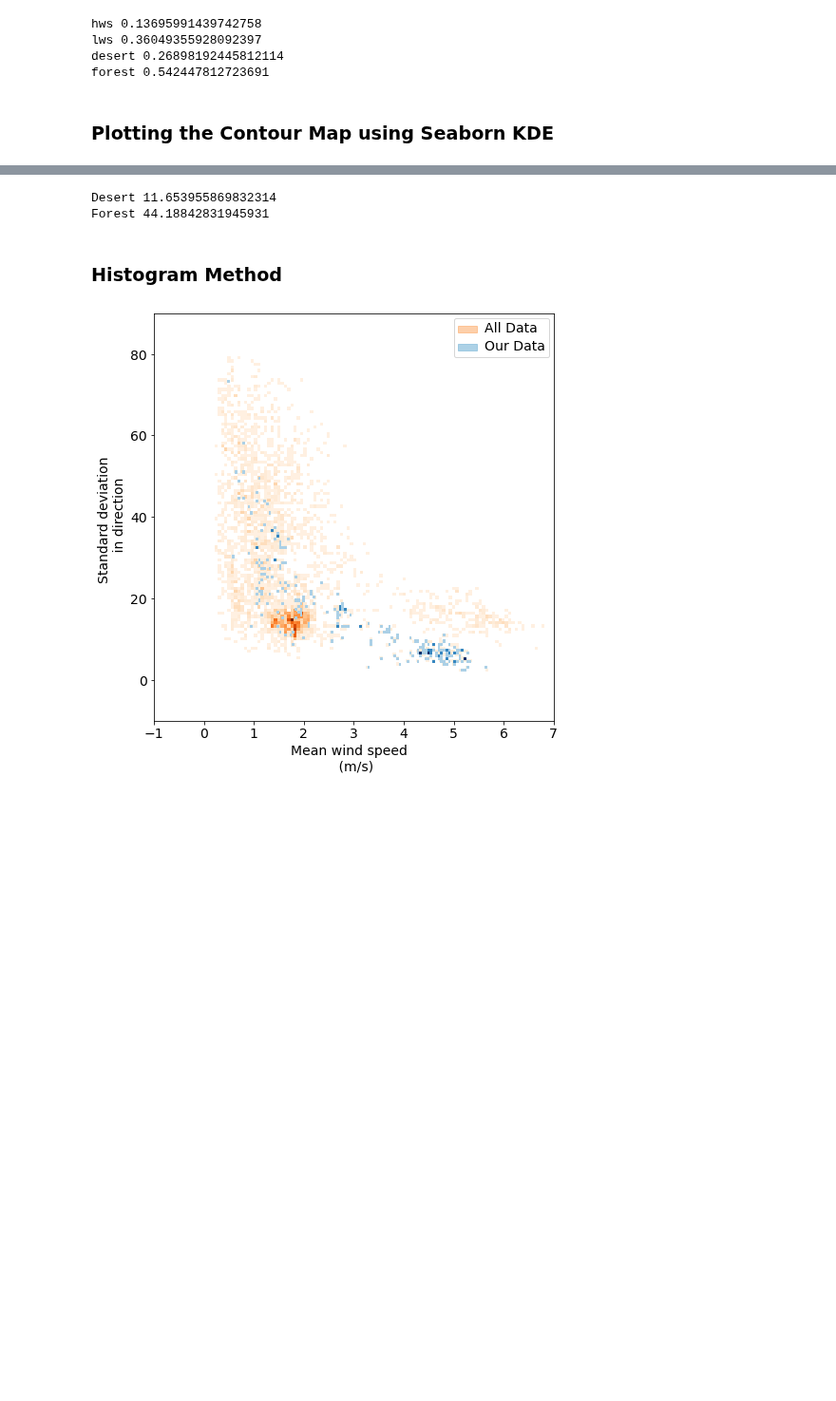
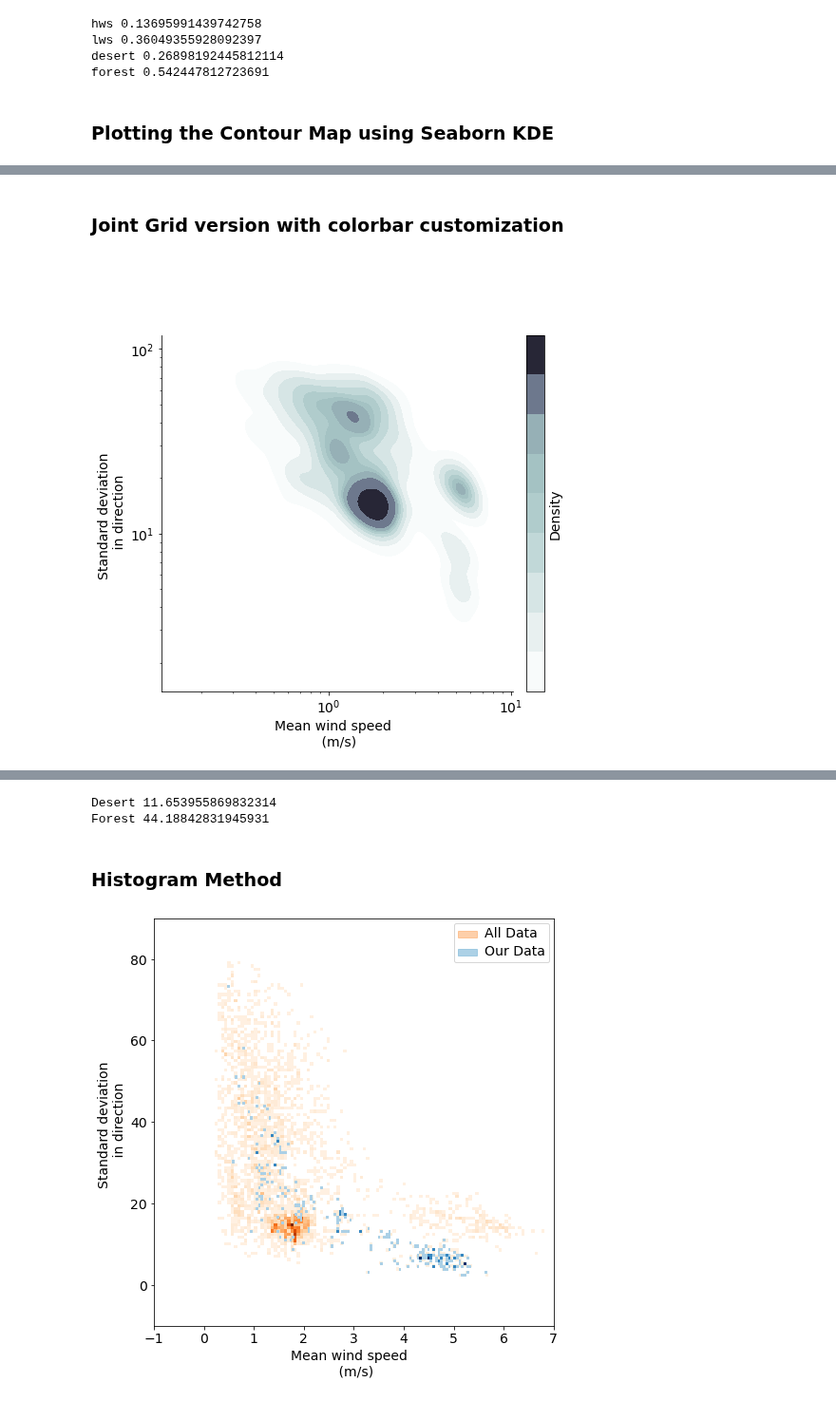
Before and after one commit to arunavanag591/odor_analysis, a Jupyter notebook: data_exploration/dataWindLagAnaylsis.ipynb, the cells around one changed output, grey strips where cells are left out. Shown at 95% size. Saved outputs shown, nothing was run; the diff lists cells and outputs as text; code cells hidden in the pictures; blank space fills up the shorter version.

```diff
--- a/data_exploration/dataWindLagAnaylsis.ipynb
+++ b/data_exploration/dataWindLagAnaylsis.ipynb
@@ -268,0 +261,63 @@ mpl_functions.set_fontsize(f, 14)
+# %% [markdown]
+### Joint Grid version with colorbar customization
+# %%
+g = sns.JointGrid(data=alltempconcat, x='speed_avg', y='direction_std', space=0, height=7, ratio=5)
+
+# Plot the main KDE on the JointGrid
+# density = sns.kdeplot(x=np.log(alltempconcat.speed_avg), y=np.log(alltempconcat.direction_std), cmap='bone_r', ax=g.ax_joint, cbar=True,
+#             cbar_kws={'ticks':[0.0008,0.03]},
+#             shade=True, label='All Data',)
+
+density = sns.kdeplot(x=alltempconcat.speed_avg, y=alltempconcat.direction_std, cmap='bone_r', ax=g.ax_joint, cbar=True,
+            cbar_kws={'ticks':[0.0008,0.03]},
+            shade=True, label='All Data',log_scale=True)
+# sns.kdeplot(data=alltempconcat, x='speed_avg', y='direction_std', cmap='gray', alpha=0.5, levels=[0.04], shade=False, ax=g.ax_joint)
+
+# g.ax_joint.scatter(np.log(t1_1.speed_avg), np.log(t1_1.direction_std), cmap='Blues', s=5, label='HWS')
+# g.ax_joint.scatter(np.log(t1_2.speed_avg), np.log(t1_2.direction_std), cmap='Oranges', s=5, label='LWS')
+# g.ax_joint.scatter(np.log(t_f.speed_avg), np.log(t_f.direction_std), cmap='g', s=5, label='Forest')
+
+pos_joint_ax = g.ax_joint.get_position()
+pos_marg_x_ax = g.ax_marg_x.get_position()
+g.ax_joint.set_position([pos_joint_ax.x0, pos_joint_ax.y0, pos_marg_x_ax.width, pos_joint_ax.height])
+g.fig.axes[-1].set_position([.86, pos_joint_ax.y0, .07, pos_joint_ax.height])
+
+# g.ax_joint.set_xscale('log')
+# g.ax_joint.set_yscale('log')
+
+
+g.ax_marg_x.axis('off')
+g.ax_marg_y.axis('off')
+
+# Adjustments
+# g.ax_joint.set_xlim(-1,7)
+# g.ax_joint.set_ylim(-10,90)
+g.ax_joint.set_xlabel('Mean wind speed  \n (m/s)')
+g.ax_joint.set_ylabel('Standard deviation \n in direction')
+
+
+cbar = g.fig.axes[-1]
+cbar.set_ylabel('Density',rotation=90)
+cbar_ticks = cbar.get_yticks()
+_, cbar_max = cbar.get_ylim()
+cbar.set_yticklabels([f'{t / cbar_max * 100:.1f} %' for t in cbar_ticks])
+
+
+# mpl_functions.adjust_spines(g.ax_joint, ['left', 'bottom'],
+#                             spine_locations={'left': 1, 'bottom': 1},
+#                             smart_bounds=True,
+#                             xticks=[-1,3,7],
+#                             yticks=[0,40,80],
+#                             linewidth=0.5)
+
+# Custom legend patches
+all_patch = mpatches.Patch(color=sns.color_palette("bone_r")[2], label='All Data')
+hws_patch = mpatches.Patch(color=sns.color_palette("Blues")[2], label='HWS')
+lws_patch = mpatches.Patch(color=sns.color_palette("Oranges")[2], label='LWS')
+forest_patch = mpatches.Patch(color=sns.color_palette("Greens")[2], label='Forest')
+
+# g.ax_joint.legend(handles=[all_patch, hws_patch, lws_patch, forest_patch])
+
+mpl_functions.set_fontsize(g.fig, 14)
+# %% [output]
+[figure, added]
```
Also changed, not shown: parts of 6 cells of this notebook, 1 other file.
